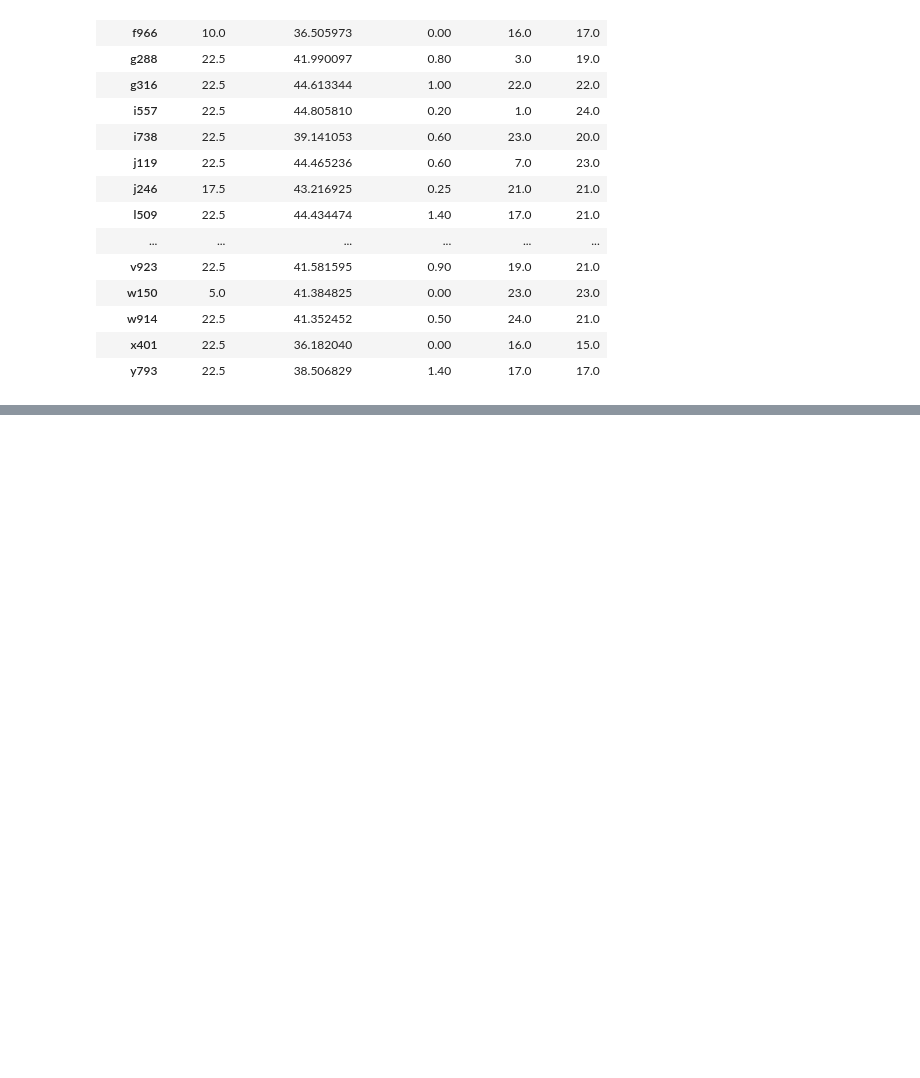
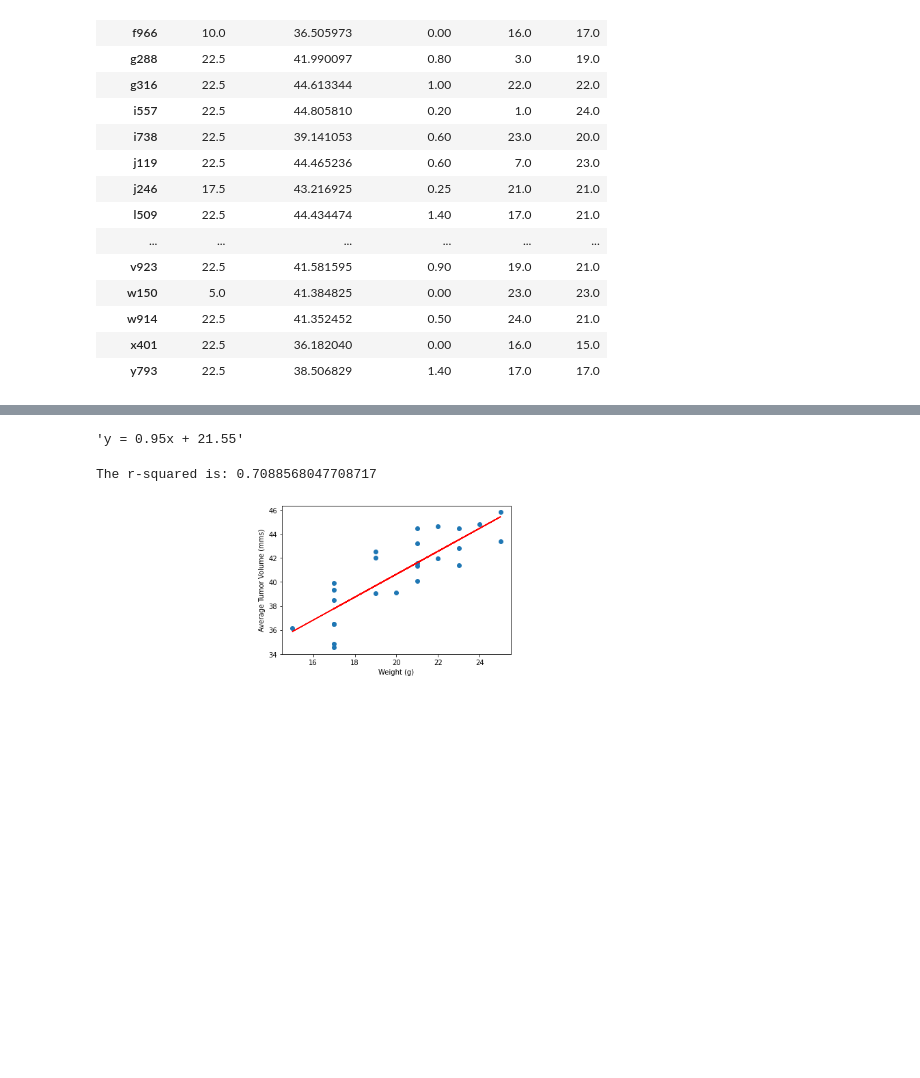
Before and after one commit to andrewdhawthorne/Module-5-Matplotlib-Challenge, a Jupyter notebook: Pymaceuticals/Pymaceuticals_student_solution.ipynb, the cells around one changed output, grey strips where cells are left out. Drawn from its saved outputs; the diff is of its cells as text; code cells hidden in the pictures; blank space fills up the shorter version.

```diff
--- a/Pymaceuticals/Pymaceuticals_student_solution.ipynb
+++ b/Pymaceuticals/Pymaceuticals_student_solution.ipynb
@@ -502,7 +521,7 @@ avg_tum_vol
 | y793 | 22.5 | 38.506829 | 1.40 | 17.0 | 17.0 |
 # %%
 # Perform a linear regression on mouse weight and average observed tumor volume
-(slope, intercept, rvalue, pvalue, stderr) = stats.linregress(avg_tum_vol["Weight (g)"], avg_tum_vol["Tumor Volume (mm3)"])
+(slope, intercept, rvalue, pvalue, stderr) = st.linregress(avg_tum_vol["Weight (g)"], avg_tum_vol["Tumor Volume (mm3)"])
 
 # Get regression values
 regress_values = avg_tum_vol["Weight (g)"] * slope + intercept
@@ -511,0 +547,24 @@ NameError: name 'stats' is not defined
+# %%
+# Create line equation string
+line_eq = "y = " + str(round(slope,2)) + "x + " + str(round(intercept,2))
+line_eq
+# %% [output]
+'y = 0.95x + 21.55'
+# %%
+# Create Plot
+plt.scatter(avg_tum_vol["Weight (g)"], avg_tum_vol["Tumor Volume (mm3)"])
+plt.plot(avg_tum_vol["Weight (g)"], regress_values, "r-")
+
+# Label plot and annotate the line equation
+plt.annotate(line_eq,(5.8,0.8),fontsize=15,color="red")
+plt.xlabel("Weight (g)")
+plt.ylabel("Average Tumor Volume (mms)")
+
+# Print r value
+print(f"The r-squared is: {rvalue**2}")
+
+# Show plot
+plt.show()
+# %% [output]
+The r-squared is: 0.7088568047708717
+[figure, added]
```
Also changed, not shown: parts of 4 cells of this notebook.
